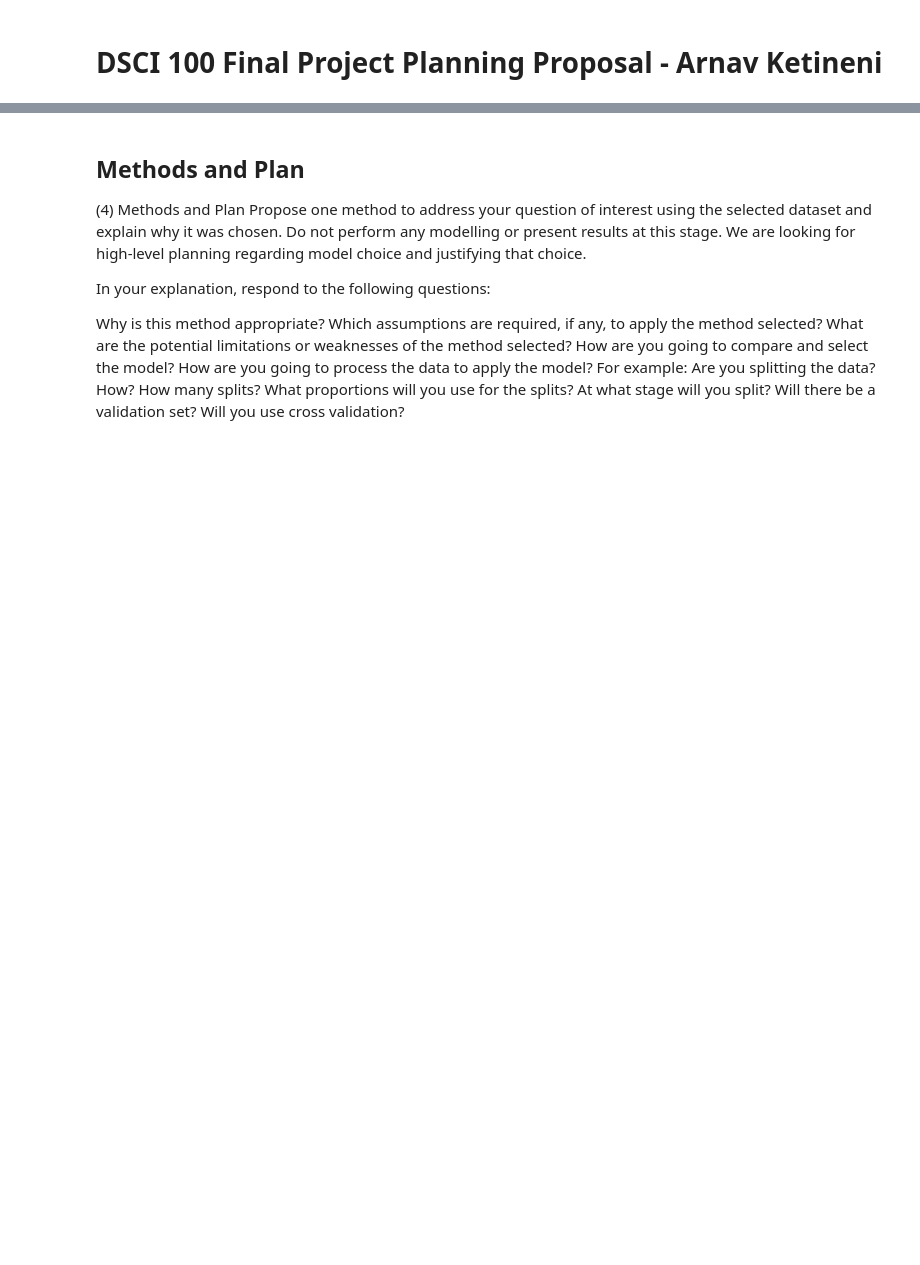
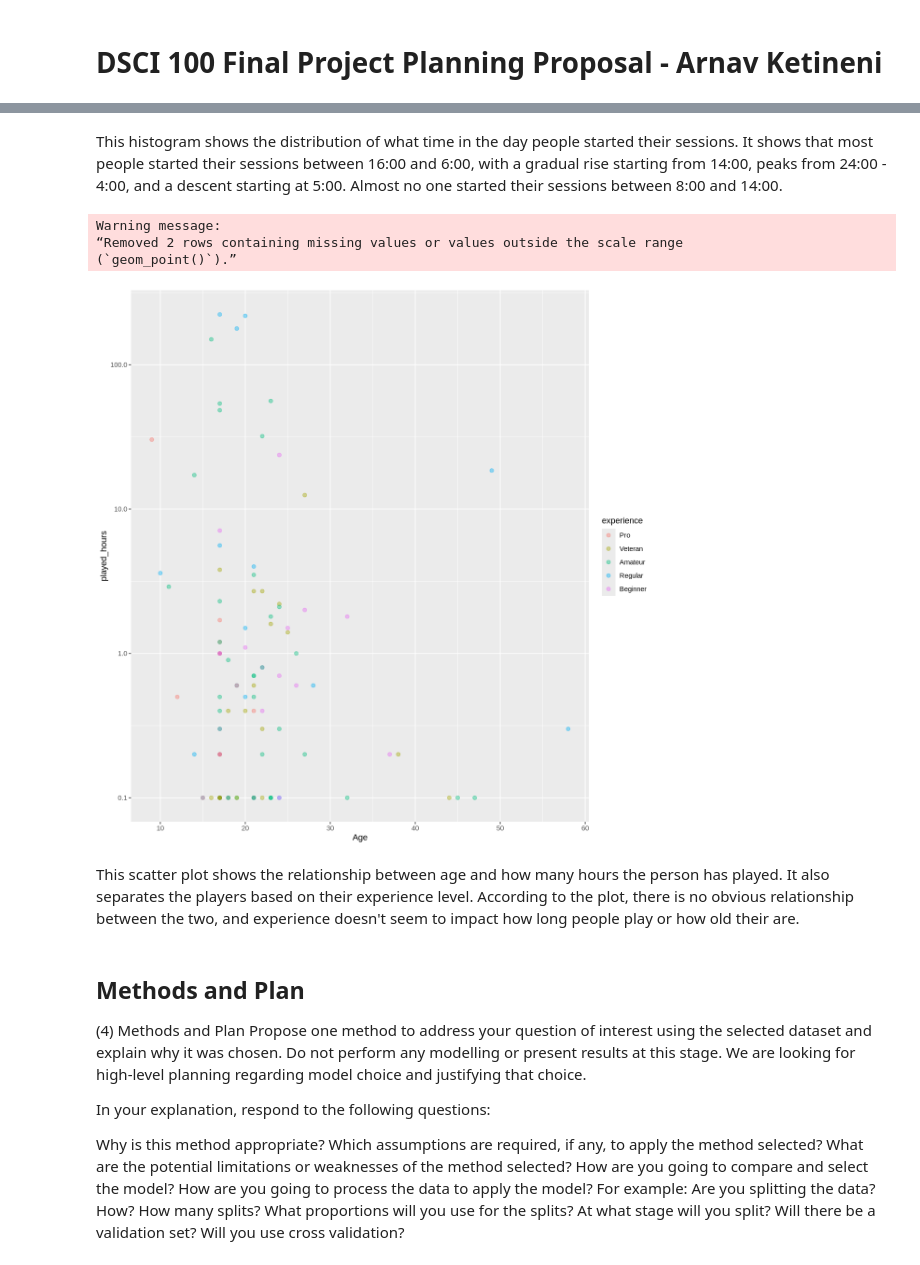
Before and after one commit to aketineni/DSCI100_final_planning, a Jupyter notebook: proposal.ipynb, the cells around one changed output, grey strips where cells are left out. Cells and saved outputs as stored; diff of their text form; code cells hidden in the pictures; blank space fills up the shorter version.

```diff
--- a/proposal.ipynb
+++ b/proposal.ipynb
@@ -137,3 +166,20 @@ Note: do not perform any predictive analysis here. We are asking for an explorat
+# %% [markdown]
+This histogram shows the distribution of what time in the day people started their sessions. It shows that most people started their sessions between 16:00 and 6:00, with a gradual rise starting from 14:00, peaks from 24:00 - 4:00, and a descent starting at 5:00. Almost no one started their sessions between 8:00 and 14:00.
+# %%
+options(repr.plot.width = 10, repr.plot.height = 10)
+hours_vs_age <- players |>
+    filter(played_hours > 0) |>
+    ggplot(aes(x = Age, y = played_hours, colour = experience)) +
+        geom_point(alpha = 0.4, size = 2) +
+        scale_y_log10()
+hours_vs_age
+# %% [output]
+Warning message:
+“Removed 2 rows containing missing values or values outside the scale range
+(`geom_point()`).”
+[figure, added]
+# %% [markdown]
+This scatter plot shows the relationship between age and how many hours the person has played. It also separates the players based on their experience level. According to the plot, there is no obvious relationship between the two, and experience doesn't seem to impact how long people play or how old their are.
 # %% [markdown]
 ## Methods and Plan ##
 (4) Methods and Plan
```
Also changed, not shown: parts of 10 cells of this notebook.
